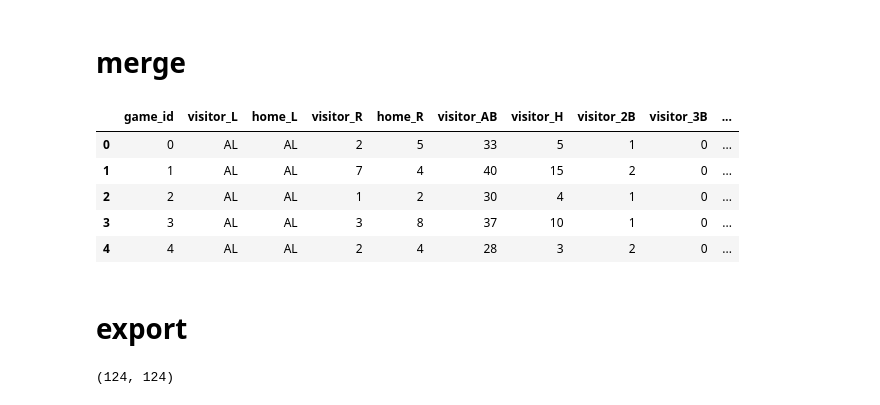
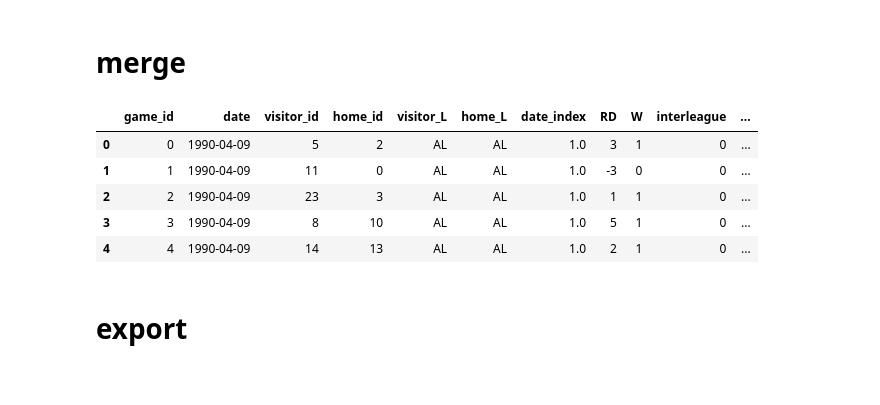
Before and after one commit to lanejere5/mlb, a Jupyter notebook: elo/features.ipynb, the cells around one changed output. Saved outputs shown, nothing was run; the diff lists cells and outputs as text; code cells hidden in the pictures.

```diff
--- a/elo/features.ipynb
+++ b/elo/features.ipynb
@@ -318,0 +350,18 @@ tl[tl['game_id'] == 0]
+# %%
+# drop columns from gl that aren't features or labels
+gl_fl_cols = [
+    'game_id',
+    'date',
+    'visitor_id',
+    'home_id',
+    'visitor_L',
+    'home_L',
+    'date_index',
+    'RD',
+    'W',
+    'interleague'
+]
+
+gl_features_labels = gl[gl_fl_cols].copy()
+
+gl_features_labels.head()
@@ -319,46 +375,36 @@ tl[tl['game_id'] == 0]
 # %% [markdown]
 # merge
 # %%
-# merge to gl
+# merge home team features
+home_col_names = {c: 'home_' + c for c in tl_features.columns if c != 'game_id'}
 
-# drop columns already in gl not used for merge
-drop_cols = ['RD', 'W'] + [c for c in tl.columns if c.startswith('team') and c != 'team_id']
-drop_cols += [c for c in tl.columns if c.startswith('opp')]
-mtl = tl.drop(columns=drop_cols)
-
-home_col_names = {c: 'home_' + c for c in mtl.columns if c != 'game_id'}
-
-gl = pd.merge(
-    gl,
-    mtl,
+features = pd.merge(
+    gl_features_labels,
+    tl_features,
     how='left',
     left_on=['game_id', 'home_id'],
     right_on=['game_id', 'team_id']
 ).drop(columns=['team_id']).rename(columns=home_col_names)
 
-visitor_col_names = {c: 'visitor_' + c for c in tl.columns if c != 'game_id'}
+# merge visiting team features
+visitor_col_names = {c: 'visitor_' + c for c in tl_features.columns if c != 'game_id'}
 
-gl = pd.merge(
-    gl,
-    mtl,
+features = pd.merge(
+    features,
+    tl_features,
     how='left',
     left_on=['game_id', 'visitor_id'],
     right_on=['game_id', 'team_id']
 ).drop(columns=['team_id']).rename(columns=visitor_col_names)
+
+features.head()
+# %% [output]
+|  | game_id | date | visitor_id | home_id | visitor_L | home_L | date_index | RD | W | interleague | ... |
+| 0 | 0 | 1990-04-09 | 5 | 2 | AL | AL | 1.0 | 3 | 1 | 0 | ... |
+| 1 | 1 | 1990-04-09 | 11 | 0 | AL | AL | 1.0 | -3 | 0 | 0 | ... |
+| 2 | 2 | 1990-04-09 | 23 | 3 | AL | AL | 1.0 | 1 | 1 | 0 | ... |
+| 3 | 3 | 1990-04-09 | 8 | 10 | AL | AL | 1.0 | 5 | 1 | 0 | ... |
+| 4 | 4 | 1990-04-09 | 14 | 13 | AL | AL | 1.0 | 2 | 1 | 0 | ... |
-# %%
-gl.head(5)
-# %% [output]
-|  | game_id | visitor_L | home_L | visitor_R | home_R | visitor_AB | visitor_H | visitor_2B | visitor_3B | ... |
-| 0 | 0 | AL | AL | 2 | 5 | 33 | 5 | 1 | 0 | ... |
-| 1 | 1 | AL | AL | 7 | 4 | 40 | 15 | 2 | 0 | ... |
-| 2 | 2 | AL | AL | 1 | 2 | 30 | 4 | 1 | 0 | ... |
-| 3 | 3 | AL | AL | 3 | 8 | 37 | 10 | 1 | 0 | ... |
-| 4 | 4 | AL | AL | 2 | 4 | 28 | 3 | 2 | 0 | ... |
 # %% [markdown]
 # export
-# %%
-gl = gl.rename(columns={c: c.lower() for c in gl.columns})
-len(set(gl.columns)), len(gl.columns)
-# %% [output]
-(124, 124)
 # %%
```
Also changed, not shown: parts of 8 cells of this notebook.
